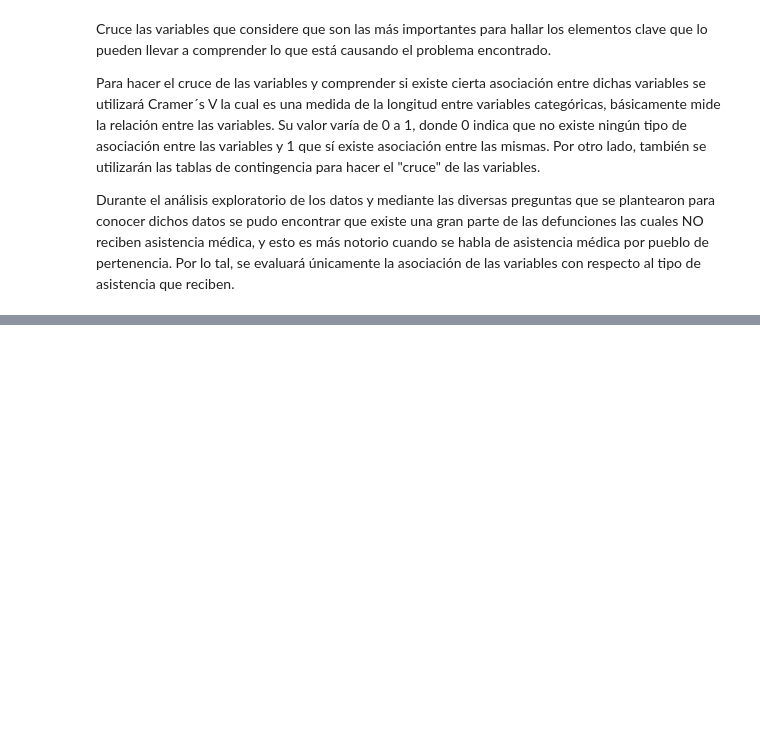
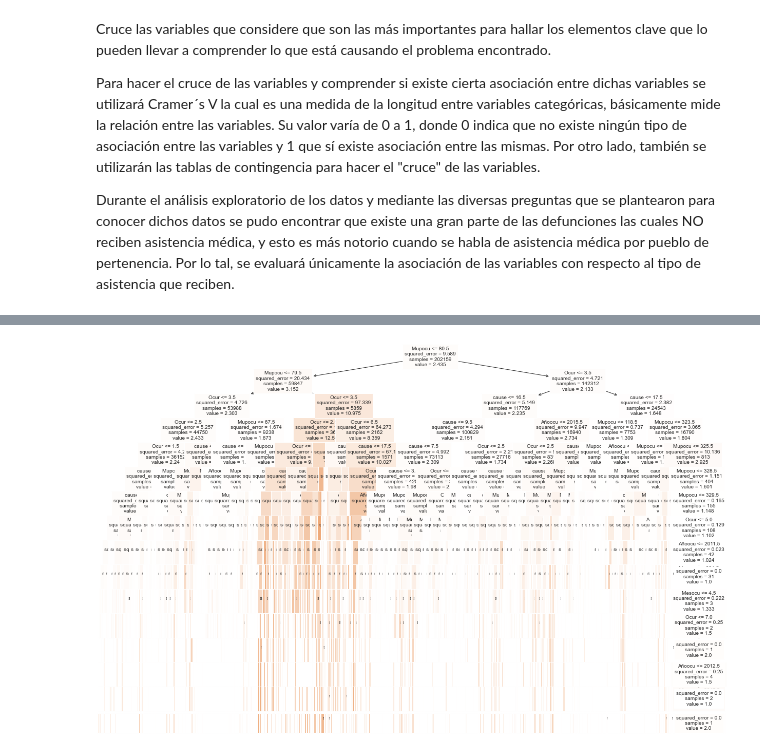
Before and after one commit to Orlando19943/Proyecto1-DM, a Jupyter notebook: predictions.ipynb, the cells around one changed output, grey strips where cells are left out. Saved outputs shown, nothing was run; the diff lists cells and outputs as text; code cells hidden in the pictures; blank space fills up the shorter version.

Commit message:
regression model with decision tress

```diff
--- a/predictions.ipynb
+++ b/predictions.ipynb
@@ -83,0 +154,7 @@ con respecto al tipo de asistencia que reciben.
+# %%
+# Codificación de las variables
+encoder = OrdinalEncoder(dtype=int)
+for column in sample.columns:
+        if column != 'Añoocu' and column != 'number_deaths':
+                sample[column] = encoder.fit_transform(sample[[column]])
+                print(encoder.categories_)
@@ -83,0 +179,14 @@ con respecto al tipo de asistencia que reciben.
+# %%
+# Variables para predecir
+target = sample.number_deaths
+predictors = sample.loc[:, sample.columns != 'number_deaths']
+# %%
+predictors_train, predictors_test, target_train, target_test = train_test_split(predictors, target, test_size=0.3, stratify=predictors['cause'])
+# %%
+regression_model = DecisionTreeRegressor(max_depth=15, random_state=42)
+regression_model = regression_model.fit(X=predictors_train, y=target_train)
+# %%
+plt.figure(figsize=(20, 14))
+plot_tree(decision_tree=regression_model,feature_names=predictors.columns, filled=True, fontsize=10);
+# %% [output]
+[figure, added]
```
Also changed, not shown: parts of 14 cells of this notebook.
